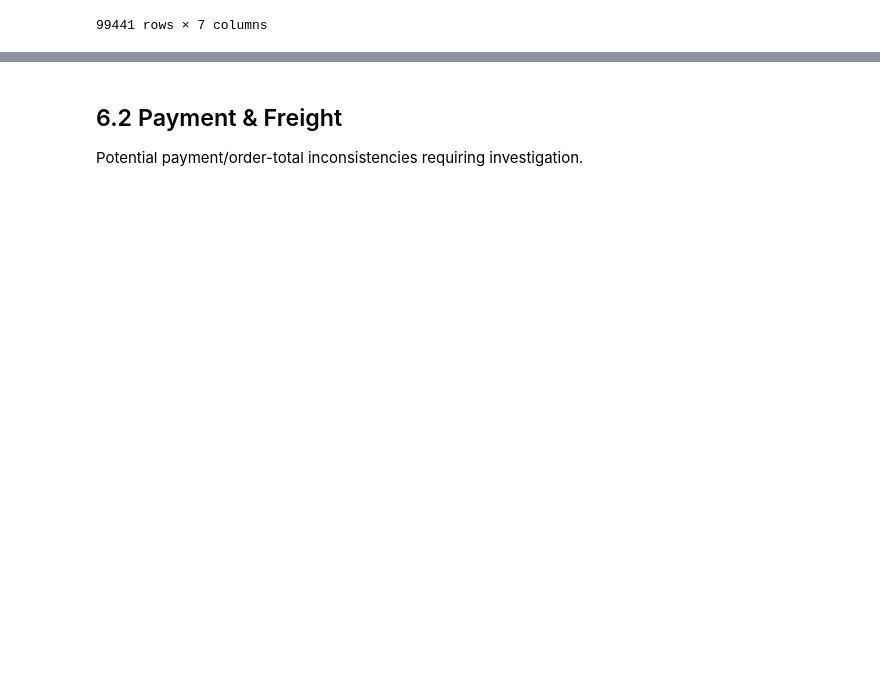
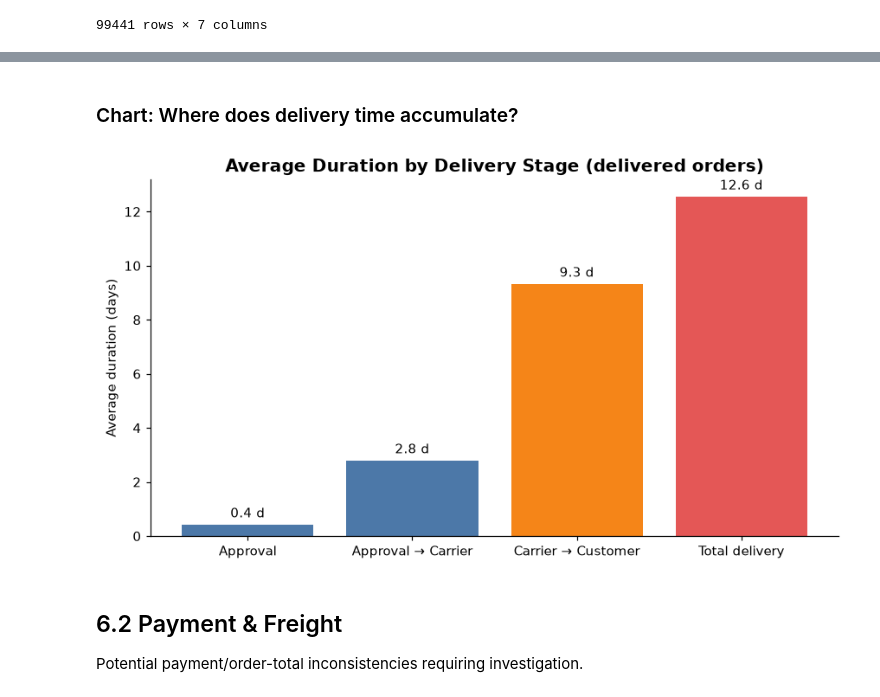
Before and after one commit to bluesparrow-bit/DataPlaygrounds, a Jupyter notebook: HVIA/2-olist.ipynb, the cells around one changed output, grey strips where cells are left out. Drawn from its saved outputs; the diff is of its cells as text; code cells hidden in the pictures; blank space fills up the shorter version.

```diff
--- a/HVIA/2-olist.ipynb
+++ b/HVIA/2-olist.ipynb
@@ -2,6 +2,19 @@
 # 1. Data Ingestion
 # %%
 import pandas as pd
+import pandas as pd
+# Plotting setup: one shared style so every chart in the notebook looks consistent.
+import matplotlib.pyplot as plt
+
+plt.rcParams.update({
+    'figure.dpi': 110,
+    'axes.spines.top': False,
+    'axes.spines.right': False,
+    'axes.titlesize': 13,
+    'axes.titleweight': 'bold',
+    'axes.labelsize': 10,
+})
+BLUE, ORANGE, RED, GREY = '#4C78A8', '#F58518', '#E45756', '#9AA5B1'
 # %%
 customers = pd.read_csv('olist_data/olist_customers_dataset.csv')
 geolocation = pd.read_csv('olist_data/olist_geolocation_dataset.csv')
@@ -377,3 +405,35 @@ orders_dates_analysis
+# %% [markdown]
+### Chart: Where does delivery time accumulate?
+# %%
+# Average duration of each stage across delivered orders only.
+# This answers the bottleneck question: which step of the journey takes the most time.
+# "Total delivery" is shown in a different color because it is the sum of the stages
+# (plus small gaps), not a separate stage.
+
+delivered_orders = orders_dataset[orders_dataset['order_status'] == 'delivered']
+
+stage_columns = {
+    'Approval':            'approval_duration',
+    'Approval → Carrier':  'from_approval_to_carrier',
+    'Carrier → Customer':  'from_carrier_to_customer',
+    'Total delivery':      'total_delivery_duration',
+}
+
+stage_days = pd.Series({
+    label: delivered_orders[col].dt.total_seconds().mean() / 86400
+    for label, col in stage_columns.items()
+})
+
+fig, ax = plt.subplots(figsize=(8, 4.5))
+bars = ax.bar(stage_days.index, stage_days.values,
+            color=[BLUE, BLUE, ORANGE, RED])
+ax.bar_label(bars, fmt='%.1f d', padding=3)
+ax.set_ylabel('Average duration (days)')
+ax.set_title('Average Duration by Delivery Stage (delivered orders)')
+plt.tight_layout()
+plt.show()
+# %% [output]
+[figure, added]
 # %% [markdown]
 ## 6.2 Payment & Freight
 Potential payment/order-total inconsistencies requiring investigation.
```
Also changed, not shown: parts of 30 cells of this notebook, 2 other files.
